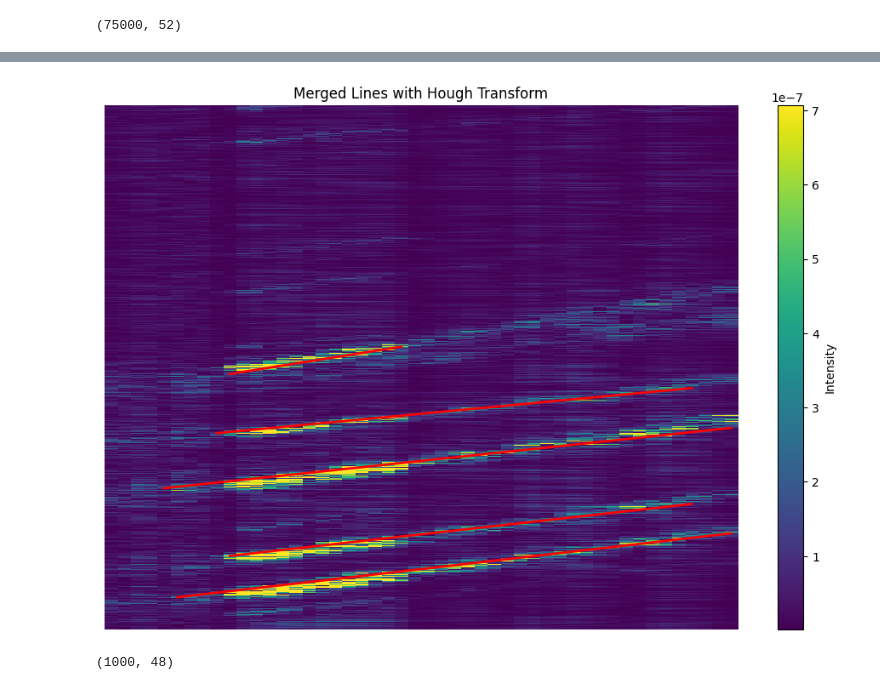
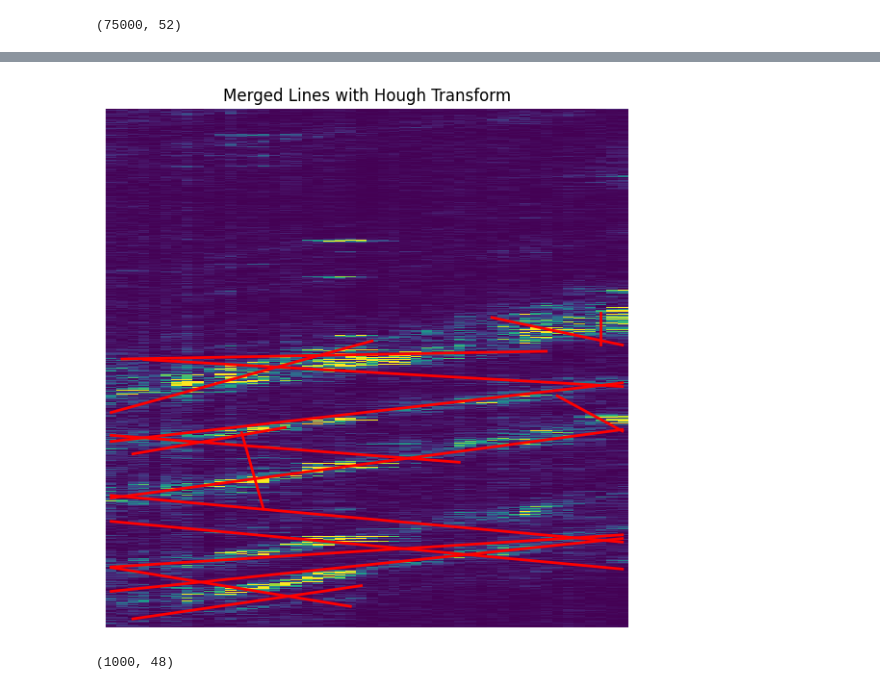
Before and after one commit to mmartyna123/ComputerVision, a Jupyter notebook: Project1/Project_MS.ipynb, the cells around one changed output, grey strips where cells are left out. Cells and saved outputs as stored; diff of their text form; code cells hidden in the pictures.

Commit message:
Nice noise reduction. Edge detection parameter tuning left

```diff
--- a/Project1/Project_MS.ipynb
+++ b/Project1/Project_MS.ipynb
@@ -465,0 +174,28 @@ def merge_lines(lines, min_distance=50, max_angle_diff=15):
+# %%
+
+def column_wise_median_filter(df, kernel_size=5):
+    """
+    Applies a median filter to each column in the DataFrame.
+
+    Parameters:
+        df (pd.DataFrame): Input DataFrame.
+        kernel_size (int): Size of the median filter window (must be odd).
+
+    Returns:
+        pd.DataFrame: Denoised DataFrame.
+    """
+    filtered_data = df.copy()
+
+    for col in df.columns:
+        filtered_data[col] = cv2.medianBlur(df[col].values.astype(np.uint8), kernel_size)
+
+    return filtered_data
+
+# Apply the median filter
+df_denoised = column_wise_median_filter(df_normalized, kernel_size=5)
+
+# Visualize the result
+plot_image(df_denoised.values, a=3, b=6, title="column wise median")
+df_squared = df_denoised **3
+plot_image(df_squared.values, a=3, b=6, title="cubic")
+# print(df_squared.max(axis=1))
@@ -465,0 +205,3 @@ def merge_lines(lines, min_distance=50, max_angle_diff=15):
+# %%
+df_squared[:] = df_squared.apply(lambda col: np.where(((col < 40)), 0, col))
+plot_image(df_squared.values,3, 6, title="threshold below 40")
@@ -465,0 +253,4 @@ def merge_lines(lines, min_distance=50, max_angle_diff=15):
+# %%
+#BINARIZATION
+df_binarized = (df_squared > 0).astype(int)
+plot_image(df_binarized.values,a=3,b=6, title="binarized")
@@ -465,0 +282,4 @@ def merge_lines(lines, min_distance=50, max_angle_diff=15):
+# %%
+kernel = (3,3)
+edges_closed = cv2.morphologyEx(df_binarized.values.astype(np.uint8), cv2.MORPH_CLOSE, kernel, iterations=10)
+plot_image(edges_closed, a=3, b=6, title="edges closed")
@@ -528,10 +442,10 @@ def merge_lines(lines, min_distance=50, max_angle_diff=25):
 # %%
 merged_lines = merge_lines(lines)
 
 # Plot merged lines
-plot_lines_on_dataframe(df, merged_lines, title="Merged Lines with Hough Transform")
+plot_image(df_orginal.values, a= 7, b= 7, lines = merged_lines, title="Merged Lines with Hough Transform")
 # %% [output]
-[figure, old version]
+[figure, new version]
 # %%
 df.shape
 # %% [output]
```
Also changed, not shown: parts of 52 cells of this notebook, 1 other file.
